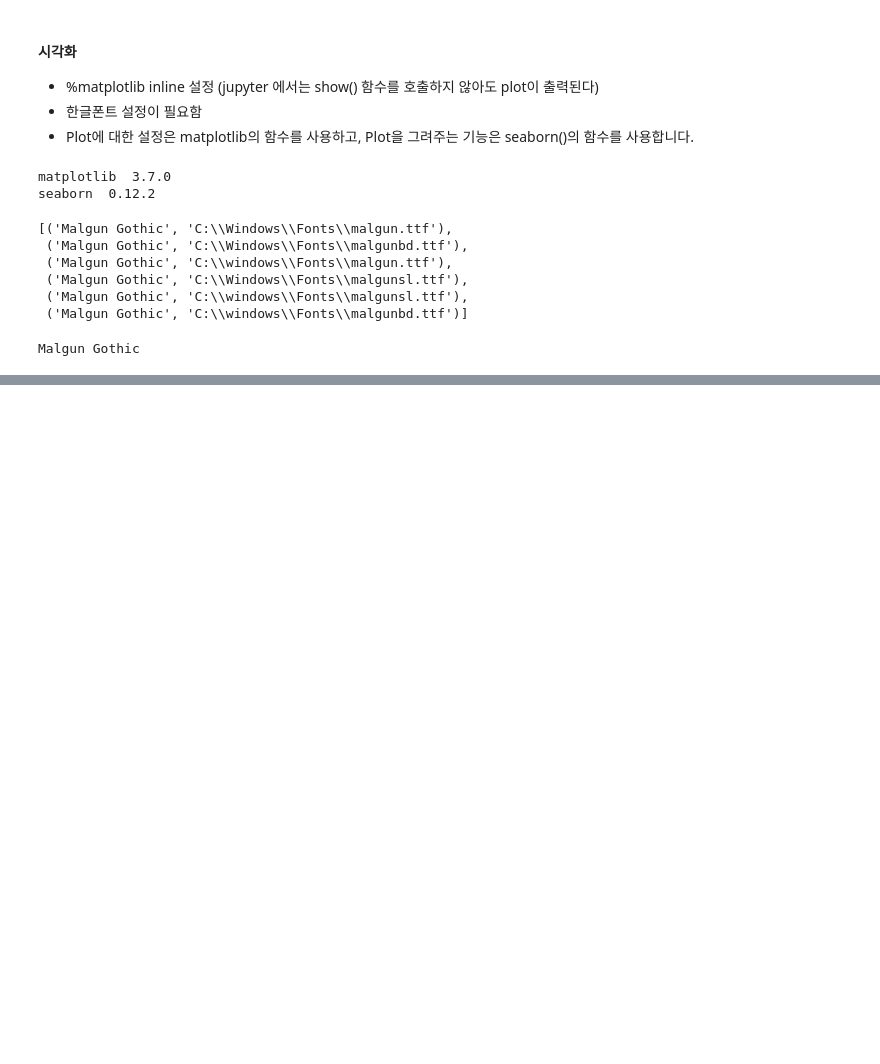
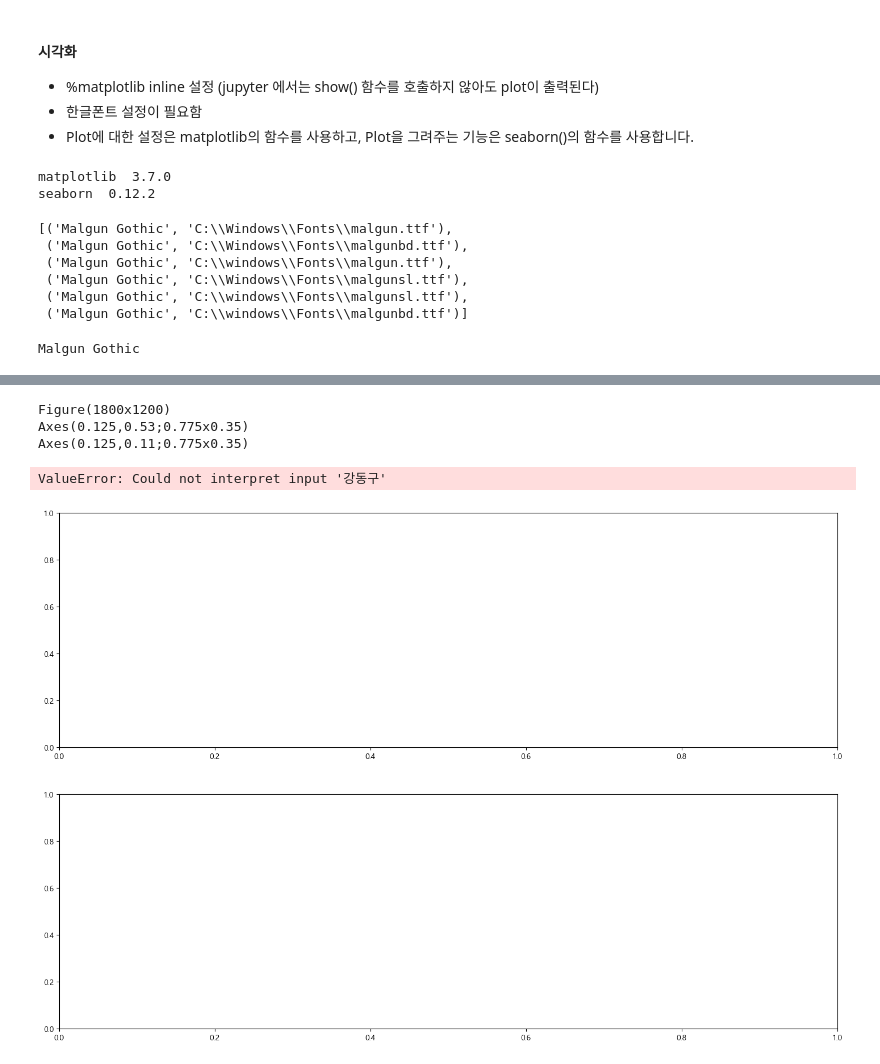
Before and after one commit to mysoyul/Python_Webscraping, a Jupyter notebook: 04행정구역정보분석.ipynb, the cells around one changed output, grey strips where cells are left out. Saved outputs shown, nothing was run; the diff lists cells and outputs as text; code cells hidden in the pictures; blank space fills up the shorter version.

```diff
--- a/04행정구역정보분석.ipynb
+++ b/04행정구역정보분석.ipynb
@@ -638,0 +653,13 @@ Malgun Gothic
+# %%
+figure,(axes1, axes2) = plt.subplots(nrows=2, ncols=1)
+figure.set_size_inches(18,12)
+print(figure)
+print(axes1)
+print(axes2)
+sns.barplot(x='행정구역',y='인구수',data=seoul_df, ax=axes1)
+# %% [output]
+Figure(1800x1200)
+Axes(0.125,0.53;0.775x0.35)
+Axes(0.125,0.11;0.775x0.35)
+ValueError: Could not interpret input '강동구'
+[figure, added]
```
Also changed, not shown: parts of 2 cells of this notebook, 1 other file.
